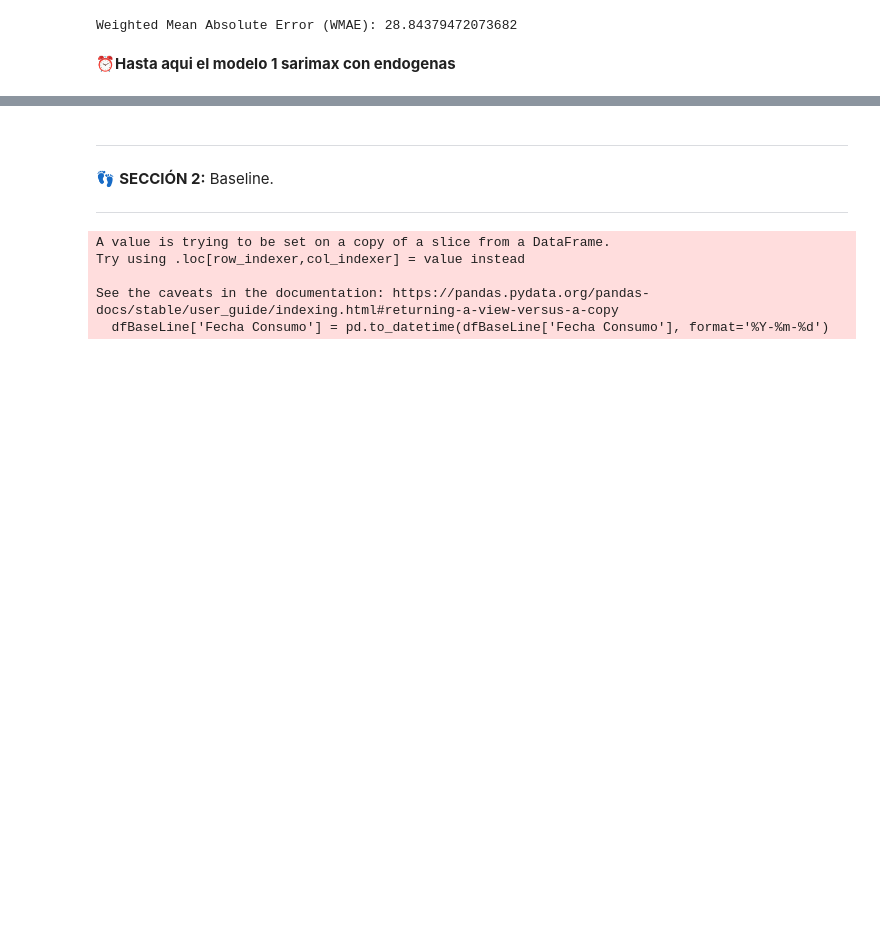
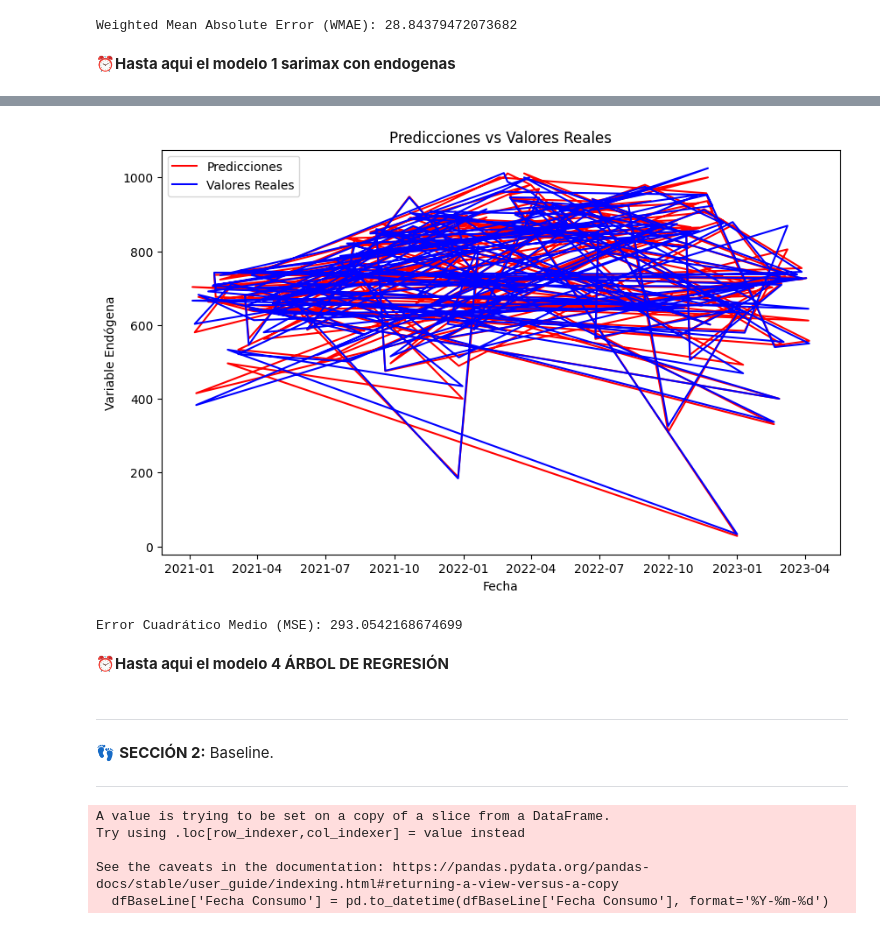
Before and after one commit to A01793509/Equipo_44, a Jupyter notebook: Avance4_44.ipynb, the cells around one changed output, grey strips where cells are left out. Saved outputs shown, nothing was run; the diff lists cells and outputs as text; code cells hidden in the pictures; blank space fills up the shorter version.

```diff
--- a/Avance4_44.ipynb
+++ b/Avance4_44.ipynb
@@ -396,0 +570,12 @@ ValueError: x and y must have same first dimension, but have shapes (0,) and (35
+# %%
+# Crear una instancia del modelo de árbol de regresión
+modelo_arbol_regresion = DecisionTreeRegressor()
+
+# Entrenar el modelo utilizando los datos de entrenamiento
+modelo_arbol_regresion.fit(X_entrenamiento, y_entrenamiento)
+# %%
+# Hacer predicciones en el conjunto de prueba
+predicciones = modelo_arbol_regresion.predict(X_prueba)
+
+# Mostrar las predicciones
+print("Predicciones:", predicciones)
@@ -397,3 +597,35 @@ ValueError: x and y must have same first dimension, but have shapes (0,) and (35
+# %%
+import matplotlib.pyplot as plt
+
+# Graficar los resultados
+plt.figure(figsize=(10, 6))
+
+# Graficar las predicciones
+plt.plot(y_prueba.index, predicciones, label='Predicciones', color='red')
+
+# Graficar los valores reales
+plt.plot(y_prueba.index, y_prueba, label='Valores Reales', color='blue')
+
+# Configurar etiquetas y título
+plt.xlabel('Fecha')
+plt.ylabel('Variable Endógena')
+plt.title('Predicciones vs Valores Reales')
+
+# Mostrar la leyenda
+plt.legend()
+
+# Mostrar la gráfica
+plt.show()
+# %% [output]
+[figure, added]
+# %%
+# Calcular el error cuadrático medio (MSE)
+mse = mean_squared_error(y_prueba, predicciones)
+print("Error Cuadrático Medio (MSE):", mse)
+# %% [output]
+Error Cuadrático Medio (MSE): 293.0542168674699
+# %% [markdown]
+⏰**Hasta aqui el modelo 4 ÁRBOL DE REGRESIÓN**
 # %% [markdown]
 
 ---
```
Also changed, not shown: parts of 22 cells of this notebook.
